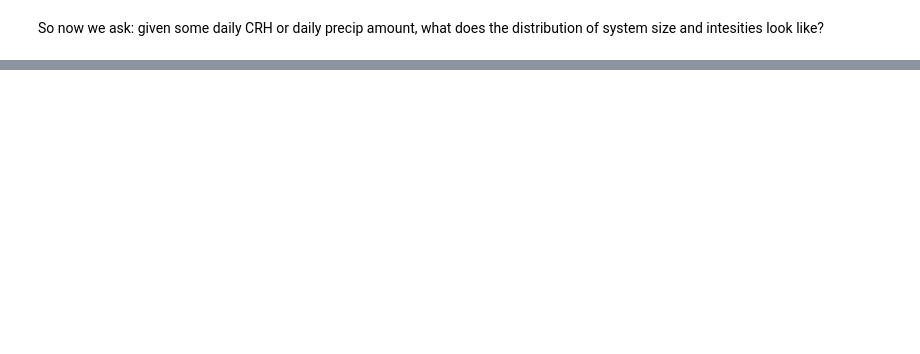
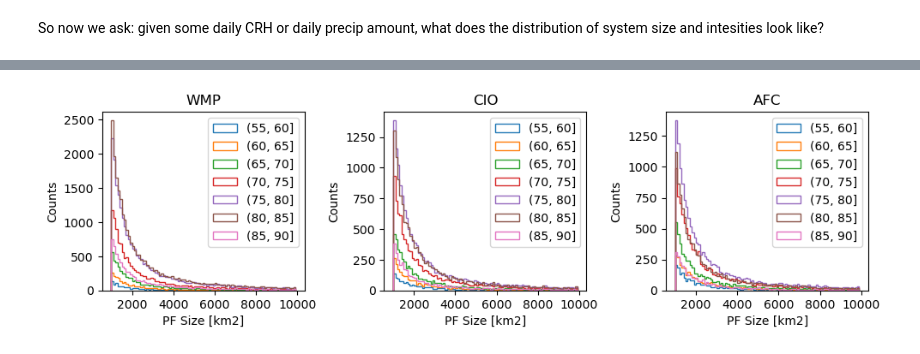
Before and after one commit to pedroanguloumana/extreme_precipitation_in_gpm, a Jupyter notebook: notebooks/check_crh_pr.ipynb, the cells around one changed output, grey strips where cells are left out. Drawn from its saved outputs; the diff is of its cells as text; code cells hidden in the pictures; blank space fills up the shorter version.

```diff
--- a/notebooks/check_crh_pr.ipynb
+++ b/notebooks/check_crh_pr.ipynb
@@ -96,0 +118,24 @@ fig.tight_layout(pad=1)
+# %%
+fig, axs = plt.subplots(ncols=3, figsize=(10, 3))
+
+for region, ax in zip([wmp_region(), cio_region(), afc_region()], axs):
+    pf_data = load_pf_crh(region)
+    crh_bins = np.arange(55, 95, 5)
+    pf_data['crh_binned'] = pd.cut(pf_data.crh, bins=crh_bins)
+    pf_data['data_to_plot'] = pf_data['total_precip']/pf_data['num_pixels']
+    pf_data['data_to_plot'] = pf_data['num_pixels']*25
+
+    data_grouped = pf_data.groupby('crh_binned')['data_to_plot']
+
+
+    for (bin_name, group_data)in data_grouped:
+
+        ax.hist(group_data, bins=np.arange(1000,10_000, 100), alpha=1, linewidth=1, density=False, histtype='step', label=bin_name)
+        ax.set_title(f'CRH Bin: {bin_name}')
+        ax.set_ylabel('Counts')
+    ax.legend()
+    ax.set_title(region.name)
+    ax.set_xlabel('PF Size [km2]')
+fig.tight_layout(pad=1)
+# %% [output]
+[figure, added]
```
Also changed, not shown: parts of 6 cells of this notebook, 21 other files.
